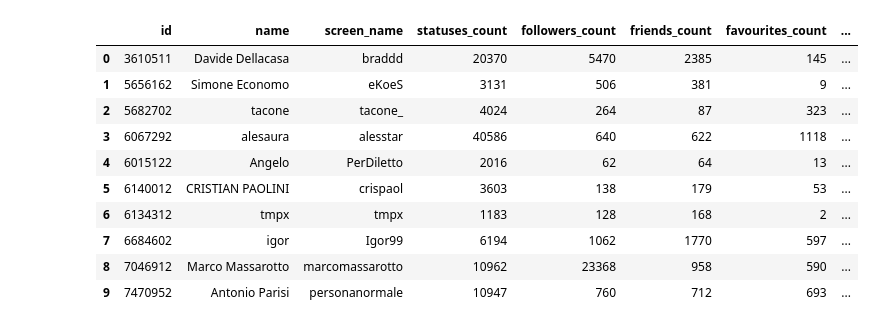
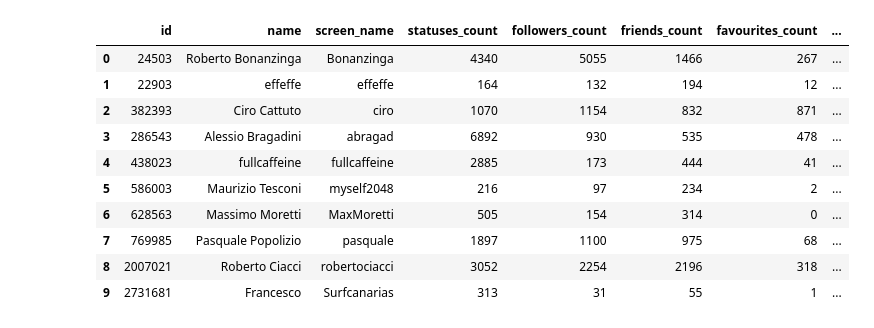
Before and after one commit to FranclinC/mineracao-web, a Jupyter notebook: data_processing.ipynb, the cells around one changed output. Drawn from its saved outputs; the diff is of its cells as text; code cells hidden in the pictures.

Commit message:
Fixing users index

```diff
--- a/data_processing.ipynb
+++ b/data_processing.ipynb
@@ -2,28 +2,29 @@
 import pandas as pd
 import numpy as np
 # %%
-USERS_PATH = "cresci-2015/E13/users.csv"
-TWEETS_PATH = "cresci-2015/E13/tweets.csv"
-PROCESSED_USERS_PATH = "cresci-2015/E13/users_processed.csv"
+USERS_PATH = "cresci-2015/TFP/users.csv"
+TWEETS_PATH = "cresci-2015/TFP/tweets.csv"
+PROCESSED_USERS_PATH = "cresci-2015/TFP/users_processed.csv"
 # %%
 pd.set_option('display.max_columns', 500)
 
 users_df = pd.read_csv(USERS_PATH)
 tweets_df = pd.read_csv(TWEETS_PATH)
 # %%
+users_df = users_df[users_df["id"].isin(tweets_df["user_id"].unique())]
 users_df.head(n=10)
 # %% [output]
 |  | id | name | screen_name | statuses_count | followers_count | friends_count | favourites_count | ... |
-| 0 | 3610511 | Davide Dellacasa | braddd | 20370 | 5470 | 2385 | 145 | ... |
-| 1 | 5656162 | Simone Economo | eKoeS | 3131 | 506 | 381 | 9 | ... |
-| 2 | 5682702 | tacone | tacone_ | 4024 | 264 | 87 | 323 | ... |
-| 3 | 6067292 | alesaura | alesstar | 40586 | 640 | 622 | 1118 | ... |
-| 4 | 6015122 | Angelo | PerDiletto | 2016 | 62 | 64 | 13 | ... |
-| 5 | 6140012 | CRISTIAN PAOLINI | crispaol | 3603 | 138 | 179 | 53 | ... |
-| 6 | 6134312 | tmpx | tmpx | 1183 | 128 | 168 | 2 | ... |
-| 7 | 6684602 | igor | Igor99 | 6194 | 1062 | 1770 | 597 | ... |
-| 8 | 7046912 | Marco Massarotto | marcomassarotto | 10962 | 23368 | 958 | 590 | ... |
-| 9 | 7470952 | Antonio Parisi | personanormale | 10947 | 760 | 712 | 693 | ... |
+| 0 | 24503 | Roberto Bonanzinga | Bonanzinga | 4340 | 5055 | 1466 | 267 | ... |
+| 1 | 22903 | effeffe | effeffe | 164 | 132 | 194 | 12 | ... |
+| 2 | 382393 | Ciro Cattuto | ciro | 1070 | 1154 | 832 | 871 | ... |
+| 3 | 286543 | Alessio Bragadini | abragad | 6892 | 930 | 535 | 478 | ... |
+| 4 | 438023 | fullcaffeine | fullcaffeine | 2885 | 173 | 444 | 41 | ... |
+| 5 | 586003 | Maurizio Tesconi | myself2048 | 216 | 97 | 234 | 2 | ... |
+| 6 | 628563 | Massimo Moretti | MaxMoretti | 505 | 154 | 314 | 0 | ... |
+| 7 | 769985 | Pasquale Popolizio | pasquale | 1897 | 1100 | 975 | 68 | ... |
+| 8 | 2007021 | Roberto Ciacci | robertociacci | 3052 | 2254 | 2196 | 318 | ... |
+| 9 | 2731681 | Francesco | Surfcanarias | 313 | 31 | 55 | 1 | ... |
 # %%
 tweets_df.head(n=10)
 # %% [output]
```
Also changed, not shown: parts of 6 cells of this notebook.
